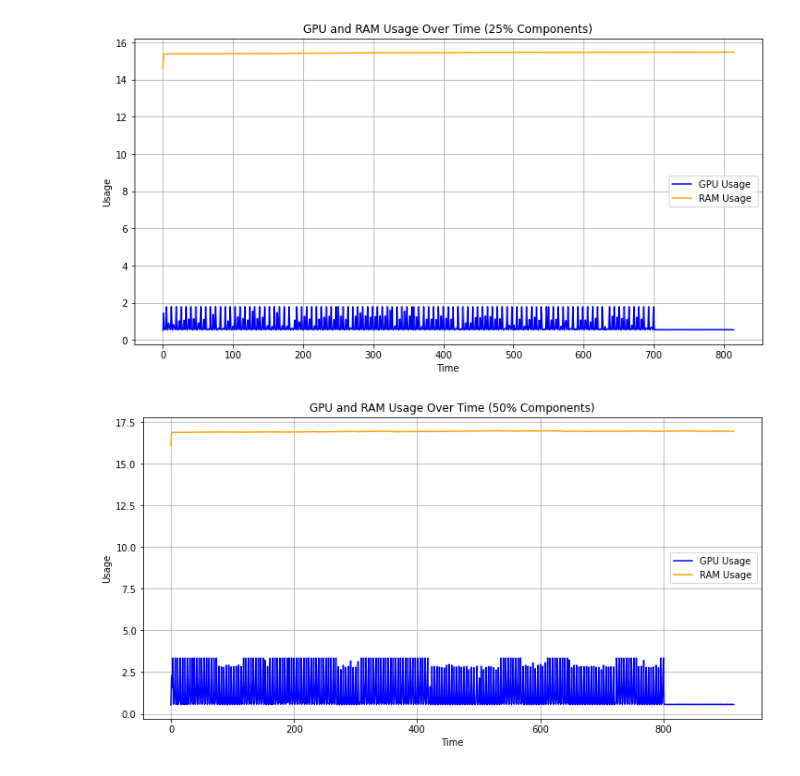
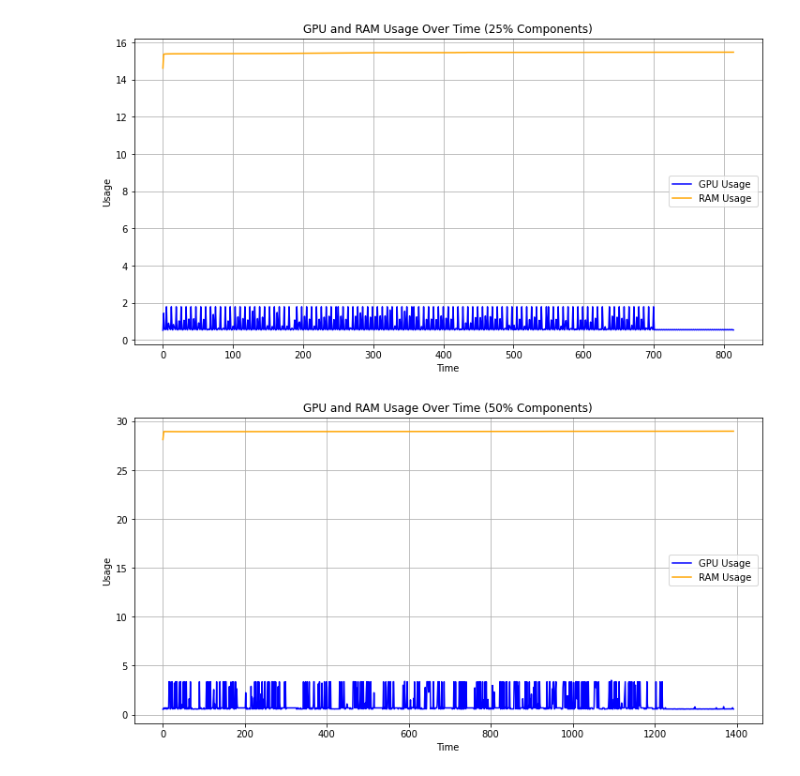
Before and after one commit to Matthew-Elbert/Selective-LoRA-Update-for-Memory-Efficient-LLM-Fine-Tuning, a Jupyter notebook: Gradient_Update/plotting_mem_loss_conf.ipynb, the cells around one changed output. Drawn from its saved outputs; the diff is of its cells as text; code cells hidden in the pictures.

Commit message:
push plot

```diff
--- a/Gradient_Update/plotting_mem_loss_conf.ipynb
+++ b/Gradient_Update/plotting_mem_loss_conf.ipynb
@@ -70,6 +70,6 @@ plot_mem('results_25%_20260307_170708',"25% Components")
 # %% [output]
 [figure]
 # %%
-plot_mem('results_50%_20260222_103201',"50% Components")
+plot_mem('results_50%_20260308_163614',"50% Components")
 # %% [output]
-[figure, old version]
+[figure, new version]
```
Also changed, not shown: parts of 7 cells of this notebook.
